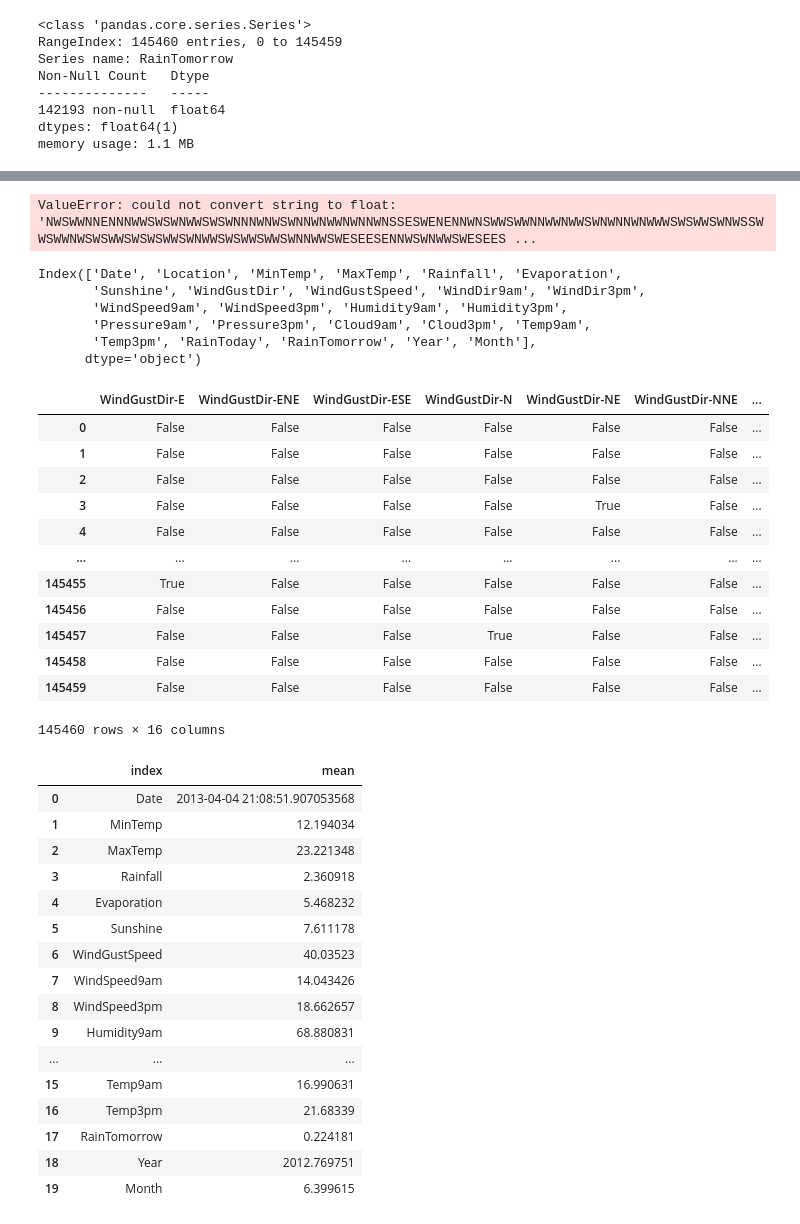
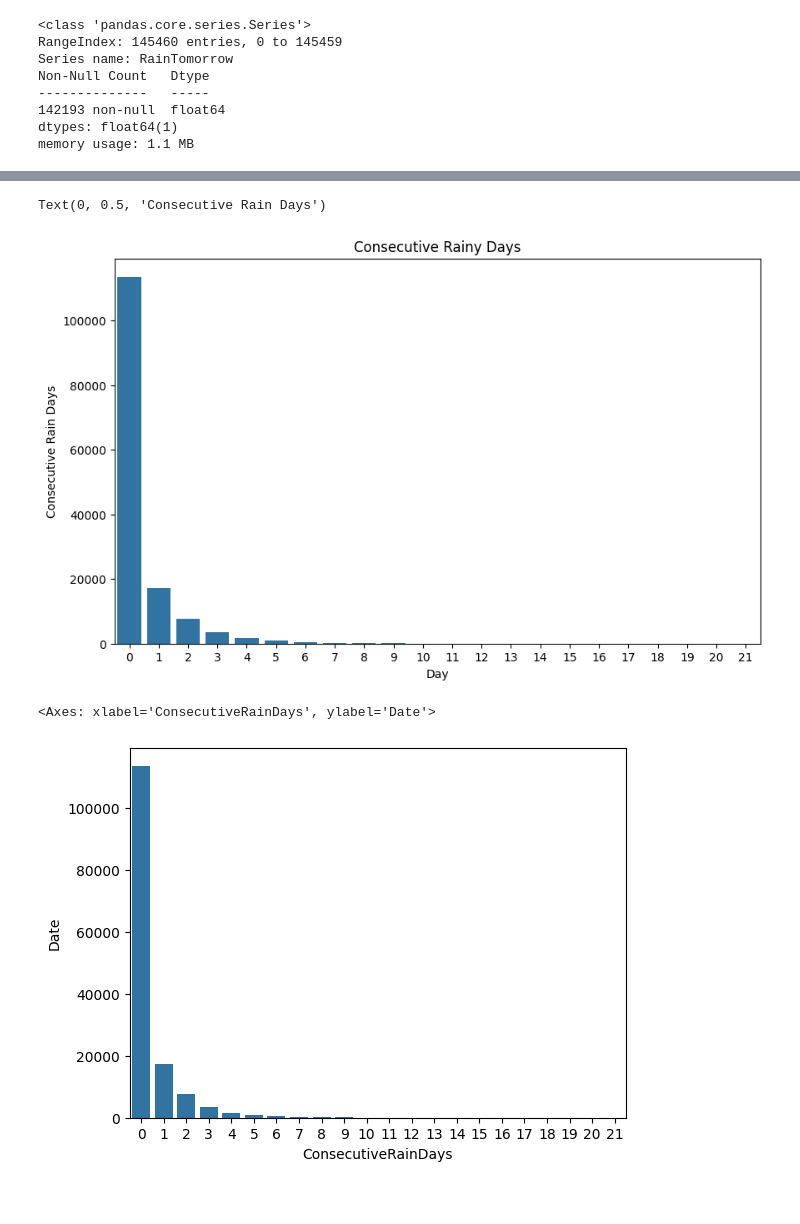
Before and after one commit to LeoCenturion/rain-in-australia, a Jupyter notebook: models/analysis.ipynb, the cells around one changed output, grey strips where cells are left out. Cells and saved outputs as stored; diff of their text form; code cells hidden in the pictures.

```diff
--- a/models/analysis.ipynb
+++ b/models/analysis.ipynb
@@ -352,54 +395,35 @@ def mean_grouped_by_location_year(df, feature):
-# %%
-rains_only_measurements = rains.drop(columns=['Date'], inplace=False)
-sns.heatmap(mean_grouped_by_location_year(rains_only_measurements, 'Rainfall'))
-# %% [output]
-ValueError: could not convert string to float: 'NWSWWNNENNNWWSWSWNWWSWSWNNNWNWSWNNWNWWNWNNWNSSESWENENNWNSWWSWWNNWWNWWSWNWNNWNWWWSWSWWSWNWSSWWSWWNWSWSWWSWSWSWWSWNWWSWSWWSWWSWNNWWSWESEESENNWSWNWWSWESEES ...
 # %%
-rains.columns
+rains['ConsecutiveRainDays'] = 0
+
+# Track consecutive rainy days
+consecutive_days = 0
+for i in range(len(rains)):
+    if rains.loc[i, 'RainToday'] == 'Yes':
+        consecutive_days += 1
+    else:
+        consecutive_days = 0
+    rains.loc[i, 'ConsecutiveRainDays'] = consecutive_days
-# %% [output]
-Index(['Date', 'Location', 'MinTemp', 'MaxTemp', 'Rainfall', 'Evaporation',
-       'Sunshine', 'WindGustDir', 'WindGustSpeed', 'WindDir9am', 'WindDir3pm',
-       'WindSpeed9am', 'WindSpeed3pm', 'Humidity9am', 'Humidity3pm',
-       'Pressure9am', 'Pressure3pm', 'Cloud9am', 'Cloud3pm', 'Temp9am',
-       'Temp3pm', 'RainToday', 'RainTomorrow', 'Year', 'Month'],
-      dtype='object')
 # %%
-from sklearn.preprocessing import OneHotEncoder
+plt.figure(figsize=(10, 6))
+ax = sns.barplot(
+    rains[['Date', 'ConsecutiveRainDays']].groupby('ConsecutiveRainDays').count().reset_index(),
+    x='ConsecutiveRainDays',
+    y='Date'
+)
+# ax.set_yscale('log')
+ax.set_xticks(rains['ConsecutiveRainDays'].unique())
 
-pd.get_dummies(rains['WindGustDir'], prefix_sep='-', prefix='WindGustDir')
+# Add labels and title
+plt.title('Consecutive Rainy Days')
+
+plt.xlabel('Day')
+plt.ylabel('Consecutive Rain Days')
 # %% [output]
-|  | WindGustDir-E | WindGustDir-ENE | WindGustDir-ESE | WindGustDir-N | WindGustDir-NE | WindGustDir-NNE | ... |
-| 0 | False | False | False | False | False | False | ... |
-| 1 | False | False | False | False | False | False | ... |
-| 2 | False | False | False | False | False | False | ... |
-| 3 | False | False | False | False | True | False | ... |
-| 4 | False | False | False | False | False | False | ... |
-| ... | ... | ... | ... | ... | ... | ... | ... |
-| 145455 | True | False | False | False | False | False | ... |
-| 145456 | False | False | False | False | False | False | ... |
-| 145457 | False | False | False | True | False | False | ... |
-| 145458 | False | False | False | False | False | False | ... |
-| 145459 | False | False | False | False | False | False | ... |
-145460 rows × 16 columns
+Text(0, 0.5, 'Consecutive Rain Days')
+[figure, added]
 # %%
-rains.describe().loc['mean'].reset_index()
 # %% [output]
-|  | index | mean |
-| 0 | Date | 2013-04-04 21:08:51.907053568 |
-| 1 | MinTemp | 12.194034 |
-| 2 | MaxTemp | 23.221348 |
-| 3 | Rainfall | 2.360918 |
-| 4 | Evaporation | 5.468232 |
-| 5 | Sunshine | 7.611178 |
-| 6 | WindGustSpeed | 40.03523 |
-| 7 | WindSpeed9am | 14.043426 |
-| 8 | WindSpeed3pm | 18.662657 |
-| 9 | Humidity9am | 68.880831 |
-| ... | ... | ... |
-| 15 | Temp9am | 16.990631 |
-| 16 | Temp3pm | 21.68339 |
-| 17 | RainTomorrow | 0.224181 |
-| 18 | Year | 2012.769751 |
-| 19 | Month | 6.399615 |
+<Axes: xlabel='ConsecutiveRainDays', ylabel='Date'>
+[figure, added]
 # %%
 sns.heatmap()
```
Also changed, not shown: parts of 12 cells of this notebook, 2 other files.
